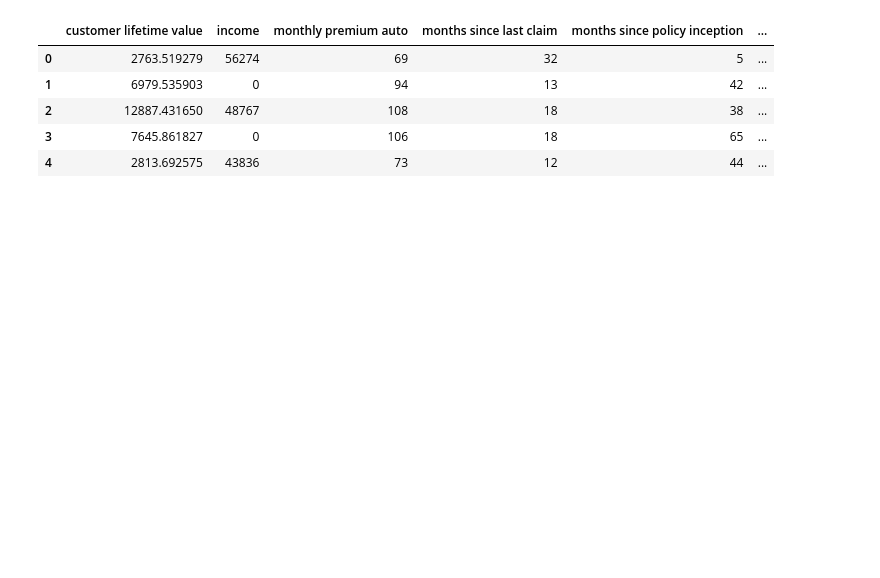
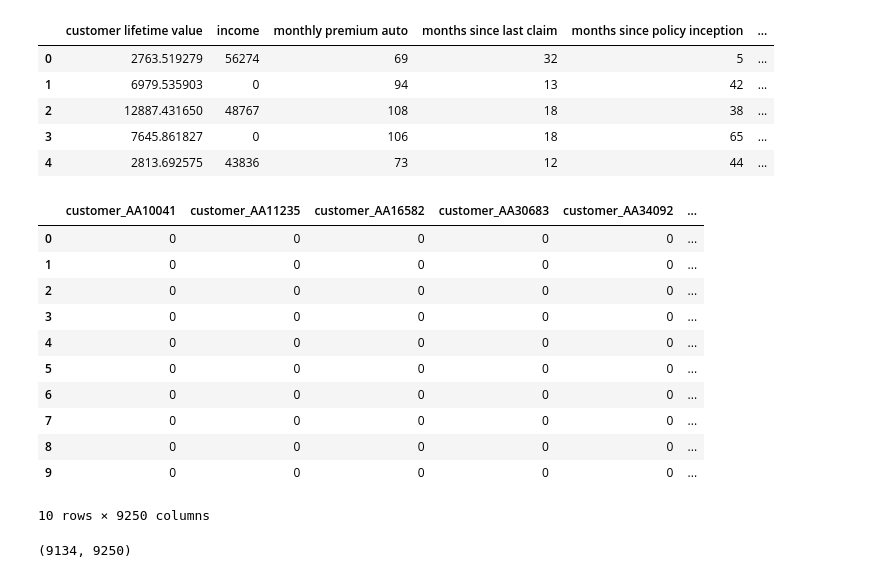
Before and after one commit to rbc0/IRON_Carlos, a Jupyter notebook: Lab_8_Customer Analysis Round 6.ipynb, the cells around one changed output. Cells and saved outputs as stored; diff of their text form; code cells hidden in the pictures; blank space fills up the shorter version.

```diff
--- a/Lab_8_Customer Analysis Round 6.ipynb
+++ b/Lab_8_Customer Analysis Round 6.ipynb
@@ -10,7 +10,7 @@ import seaborn as sns
 # %%
 # 0. Read file and standarize columns header
 
-df = pd.read_csv('marketing_customer_analysis.csv')
+df = pd.read_csv('C:/Users/cprieto/marketing_customer_analysis.csv')
 df.columns = df.columns.str.lower()
 # %%
 # Check
@@ -87,0 +100,9 @@ df.describe()
+# %%
+new_cols=['customer', 'state', 'customer lifetime value', 'response', 'coverage',
+       'education', 'effective to date', 'employmentstatus', 'gender',
+       'income', 'location code', 'marital status', 'monthly premium auto',
+       'months since last claim', 'months since policy inception',
+       'number of open complaints', 'number of policies', 'policy type',
+       'policy', 'renew offer type', 'sales channel',
+       'vehicle class', 'vehicle size','total claim amount']
+df = df[new_cols]
@@ -161,0 +199,19 @@ categoricals = df[['customer',
+# %%
+categoricals.head(10)
+# %% [output]
+|  | customer_AA10041 | customer_AA11235 | customer_AA16582 | customer_AA30683 | customer_AA34092 | ... |
+| 0 | 0 | 0 | 0 | 0 | 0 | ... |
+| 1 | 0 | 0 | 0 | 0 | 0 | ... |
+| 2 | 0 | 0 | 0 | 0 | 0 | ... |
+| 3 | 0 | 0 | 0 | 0 | 0 | ... |
+| 4 | 0 | 0 | 0 | 0 | 0 | ... |
+| 5 | 0 | 0 | 0 | 0 | 0 | ... |
+| 6 | 0 | 0 | 0 | 0 | 0 | ... |
+| 7 | 0 | 0 | 0 | 0 | 0 | ... |
+| 8 | 0 | 0 | 0 | 0 | 0 | ... |
+| 9 | 0 | 0 | 0 | 0 | 0 | ... |
+10 rows × 9250 columns
+# %%
+categoricals.shape
+# %% [output]
+(9134, 9250)
```
Also changed, not shown: parts of 32 cells of this notebook.
